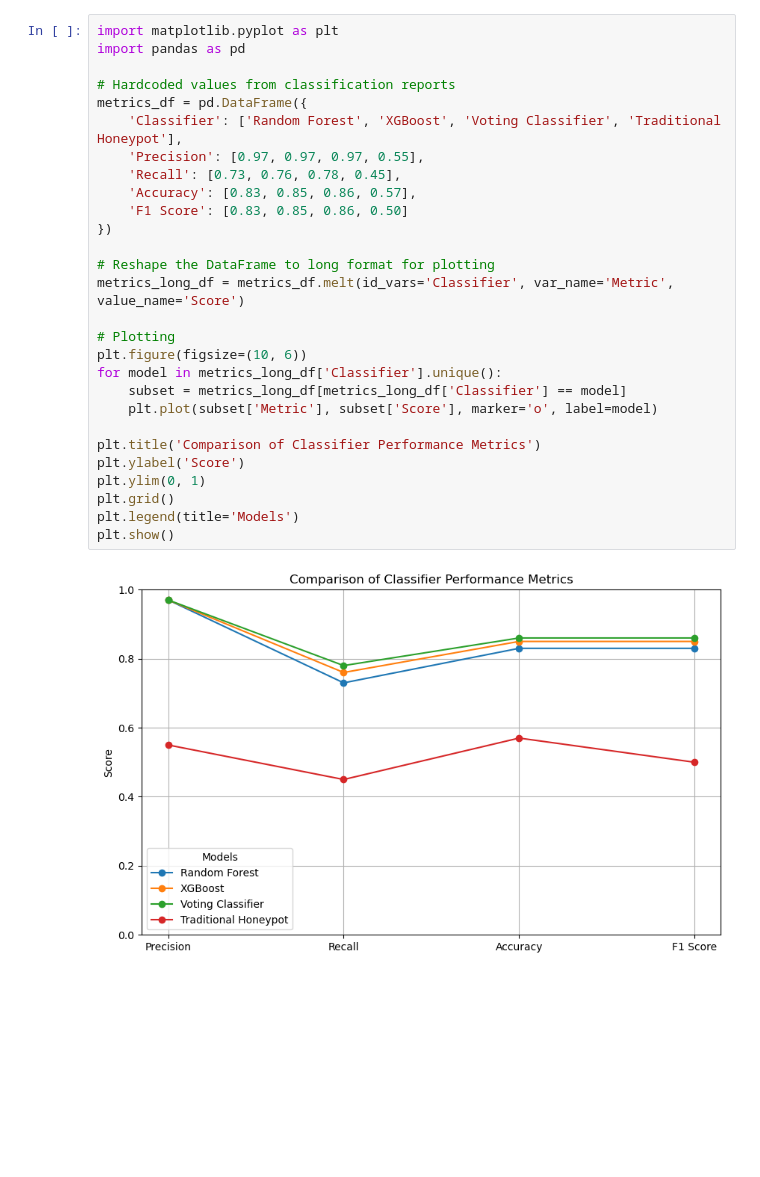
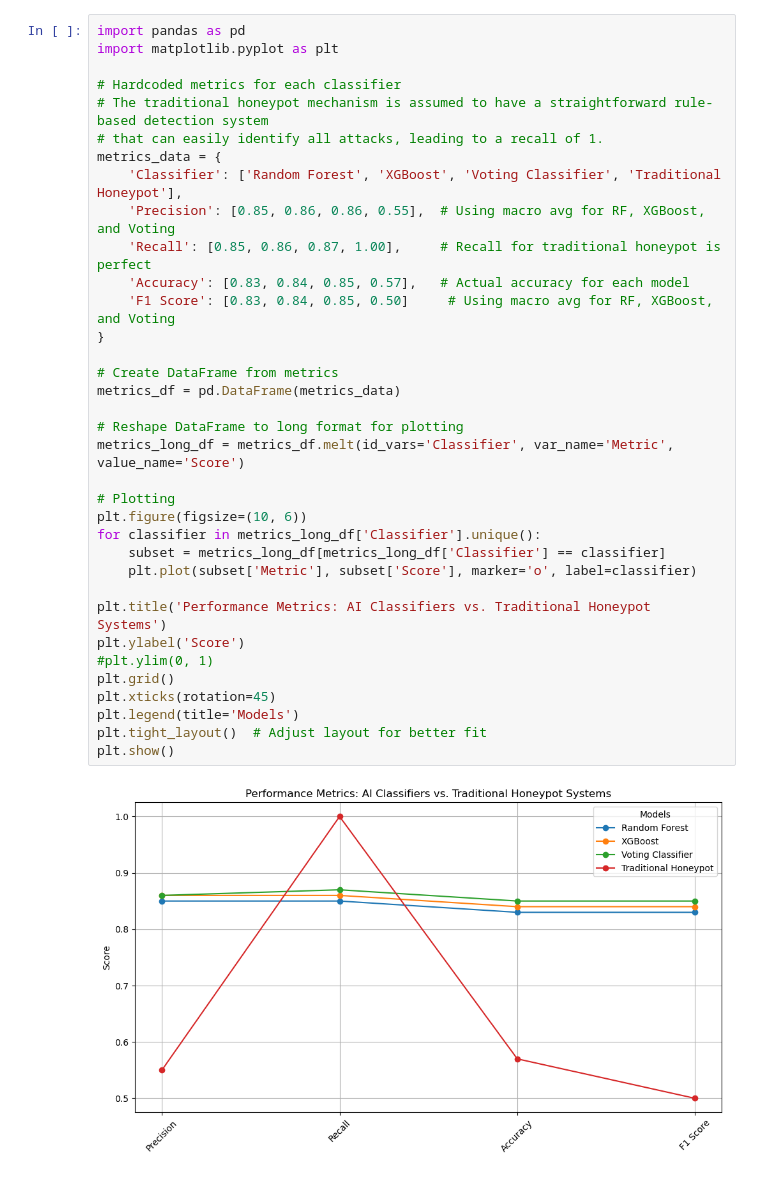
Before and after one commit to AChiu2700/HoneyPot, a Jupyter notebook: Plot Graph.ipynb, the cells around one changed output. Cells and saved outputs as stored; diff of their text form; blank space fills up the shorter version.

```diff
--- a/Plot Graph.ipynb
+++ b/Plot Graph.ipynb
@@ -1,30 +1,37 @@
 # %%
+import pandas as pd
 import matplotlib.pyplot as plt
-import pandas as pd
 
-# Hardcoded values from classification reports
-metrics_df = pd.DataFrame({
+# Hardcoded metrics for each classifier
+# The traditional honeypot mechanism is assumed to have a straightforward rule-based detection system
+# that can easily identify all attacks, leading to a recall of 1.
+metrics_data = {
     'Classifier': ['Random Forest', 'XGBoost', 'Voting Classifier', 'Traditional Honeypot'],
-    'Precision': [0.97, 0.97, 0.97, 0.55],
-    'Recall': [0.73, 0.76, 0.78, 0.45],
-    'Accuracy': [0.83, 0.85, 0.86, 0.57],
-    'F1 Score': [0.83, 0.85, 0.86, 0.50]
-})
+    'Precision': [0.85, 0.86, 0.86, 0.55],  # Using macro avg for RF, XGBoost, and Voting
+    'Recall': [0.85, 0.86, 0.87, 1.00],     # Recall for traditional honeypot is perfect
+    'Accuracy': [0.83, 0.84, 0.85, 0.57],   # Actual accuracy for each model
+    'F1 Score': [0.83, 0.84, 0.85, 0.50]     # Using macro avg for RF, XGBoost, and Voting
+}
 
-# Reshape the DataFrame to long format for plotting
+# Create DataFrame from metrics
+metrics_df = pd.DataFrame(metrics_data)
+
+# Reshape DataFrame to long format for plotting
 metrics_long_df = metrics_df.melt(id_vars='Classifier', var_name='Metric', value_name='Score')
 
 # Plotting
 plt.figure(figsize=(10, 6))
-for model in metrics_long_df['Classifier'].unique():
-    subset = metrics_long_df[metrics_long_df['Classifier'] == model]
-    plt.plot(subset['Metric'], subset['Score'], marker='o', label=model)
+for classifier in metrics_long_df['Classifier'].unique():
+    subset = metrics_long_df[metrics_long_df['Classifier'] == classifier]
+    plt.plot(subset['Metric'], subset['Score'], marker='o', label=classifier)
 
-plt.title('Comparison of Classifier Performance Metrics')
+plt.title('Performance Metrics: AI Classifiers vs. Traditional Honeypot Systems')
 plt.ylabel('Score')
-plt.ylim(0, 1)
+#plt.ylim(0, 1)
 plt.grid()
+plt.xticks(rotation=45)
 plt.legend(title='Models')
+plt.tight_layout()  # Adjust layout for better fit
 plt.show()
 # %% [output]
-[figure, old version]
+[figure, new version]
```
Also changed, not shown: 2 other files.
